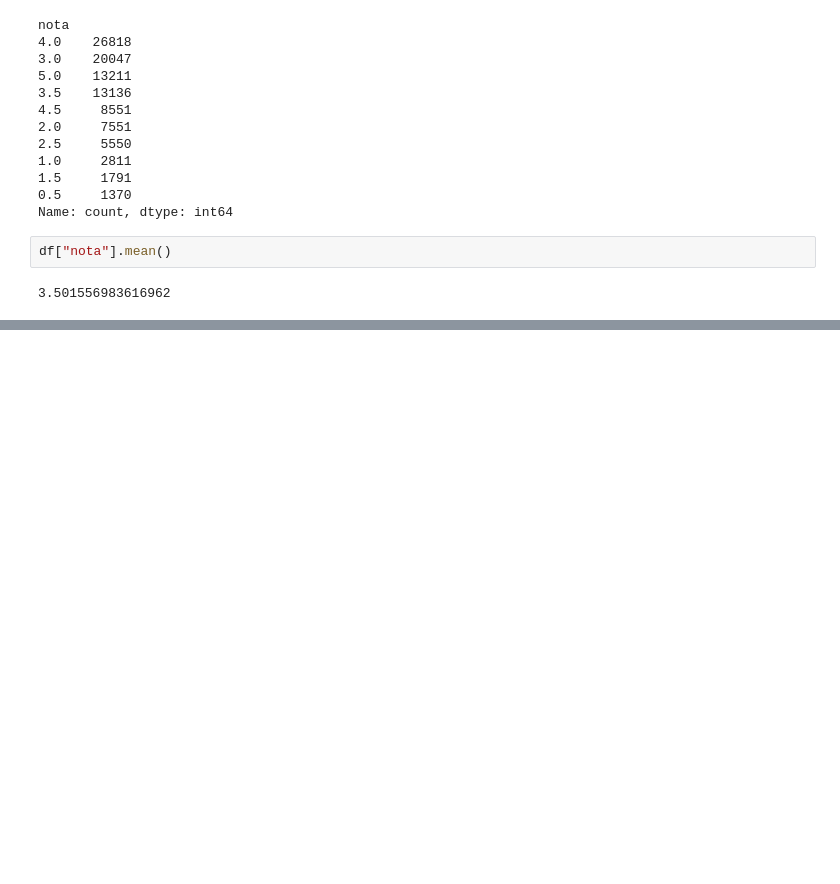
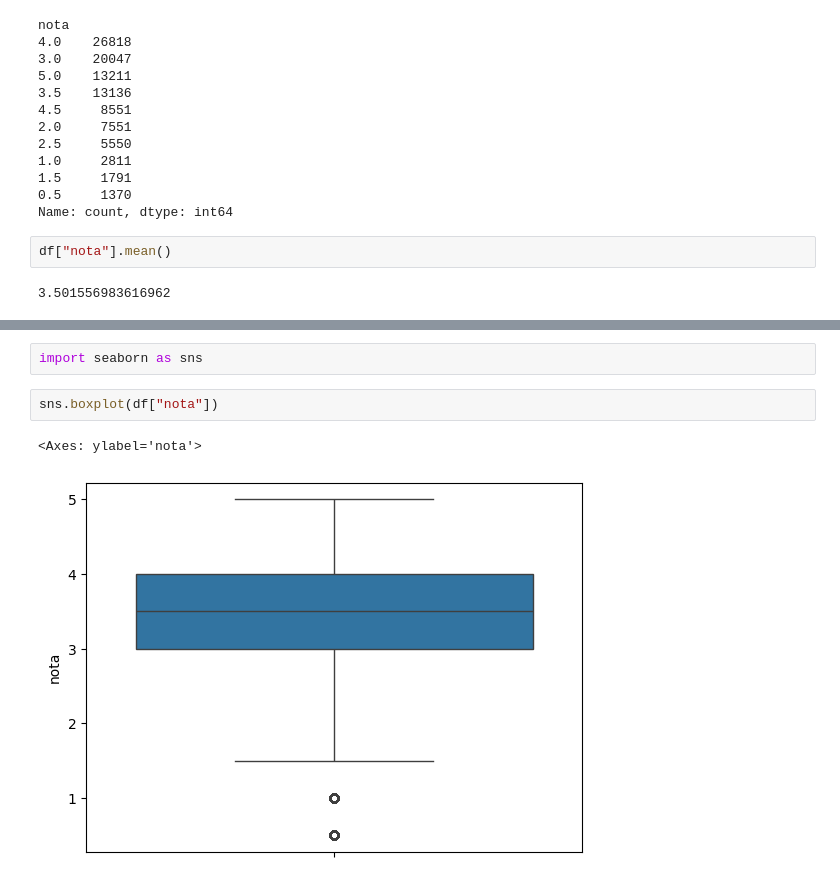
Before and after one commit to JP5508/notebooks-colab-senac, a Jupyter notebook: Ciencia-dos-Dados/IntroducaoACienciaDeDados.ipynb, the cells around one changed output, grey strips where cells are left out. Saved outputs shown, nothing was run; the diff lists cells and outputs as text; blank space fills up the shorter version.

Commit message:
graficos com pandas e seaborn

```diff
--- a/Ciencia-dos-Dados/IntroducaoACienciaDeDados.ipynb
+++ b/Ciencia-dos-Dados/IntroducaoACienciaDeDados.ipynb
@@ -82,0 +122,7 @@ df["nota"].mean()
+# %%
+import seaborn as sns
+# %%
+sns.boxplot(df["nota"])
+# %% [output]
+<Axes: ylabel='nota'>
+[figure, added]
```
Also changed, not shown: parts of 6 cells of this notebook.
